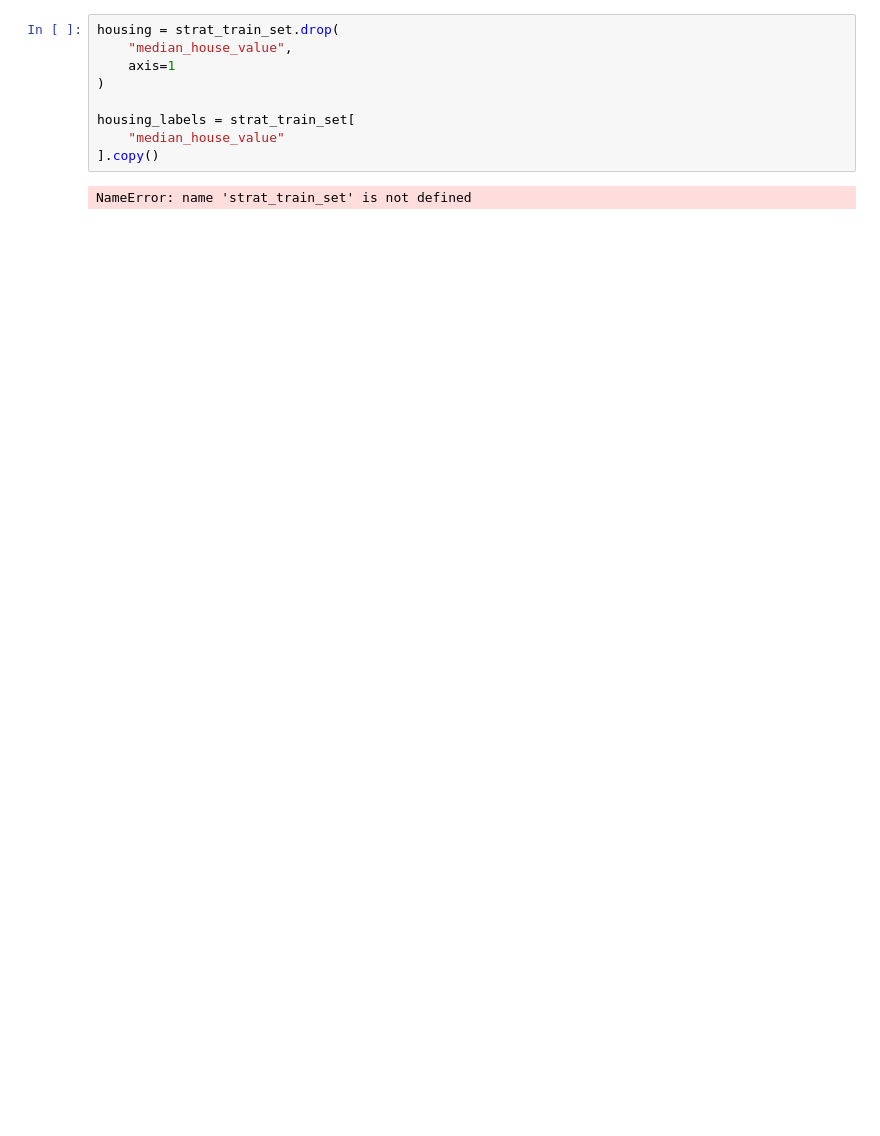
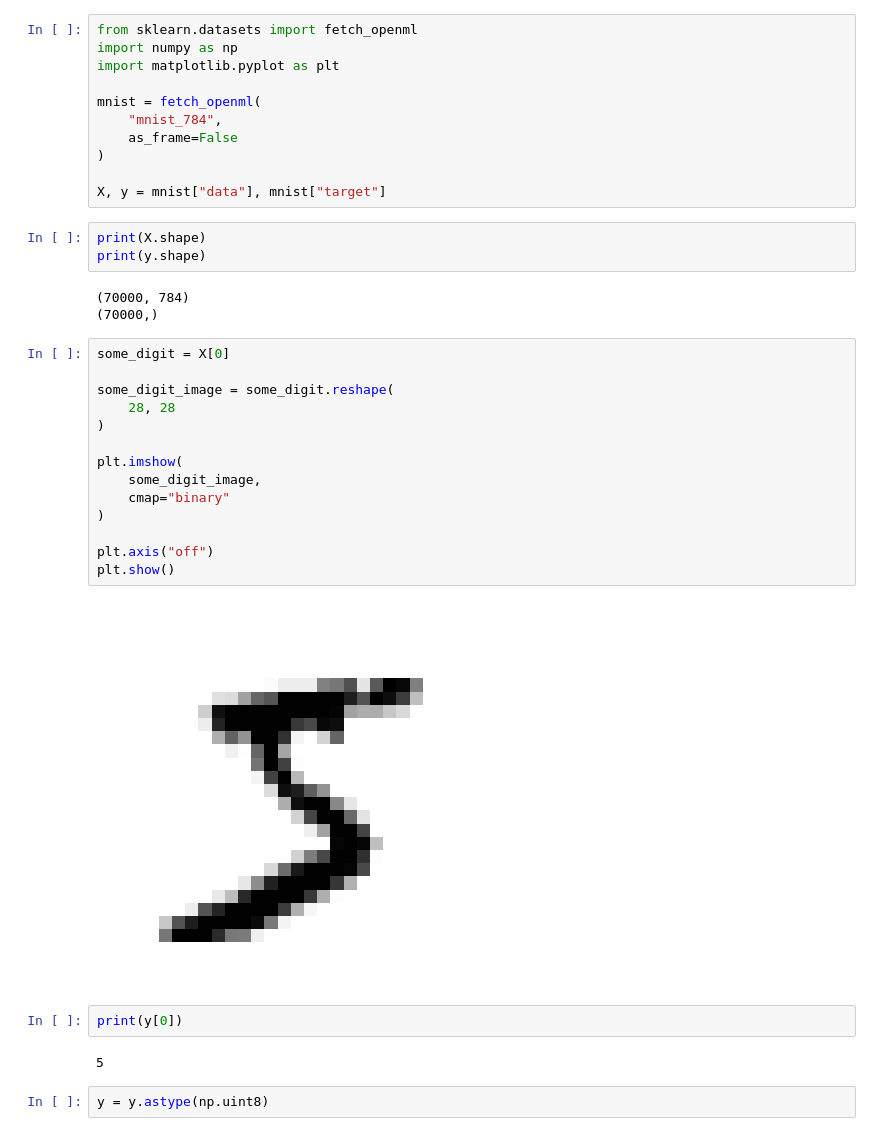
Before and after one commit to Dimma-create/AI-ML-LABS, a Jupyter notebook: IAI600_Lab_03.ipynb, the cells around one changed output. Saved outputs shown, nothing was run; the diff lists cells and outputs as text; blank space fills up the shorter version.

```diff
--- a/IAI600_Lab_03.ipynb
+++ b/IAI600_Lab_03.ipynb
@@ -1,11 +1,39 @@
-# %%
-housing = strat_train_set.drop(
-    "median_house_value",
-    axis=1
-)
-
-housing_labels = strat_train_set[
-    "median_house_value"
-].copy()
-# %% [output]
-NameError: name 'strat_train_set' is not defined
+# %%
+from sklearn.datasets import fetch_openml
+import numpy as np
+import matplotlib.pyplot as plt
+
+mnist = fetch_openml(
+    "mnist_784",
+    as_frame=False
+)
+
+X, y = mnist["data"], mnist["target"]
+# %%
+print(X.shape)
+print(y.shape)
+# %% [output]
+(70000, 784)
+(70000,)
+# %%
+some_digit = X[0]
+
+some_digit_image = some_digit.reshape(
+    28, 28
+)
+
+plt.imshow(
+    some_digit_image,
+    cmap="binary"
+)
+
+plt.axis("off")
+plt.show()
+# %% [output]
+[figure, added]
+# %%
+print(y[0])
+# %% [output]
+5
+# %%
+y = y.astype(np.uint8)
```
Also changed, not shown: parts of 41 cells of this notebook, 1 other file.
